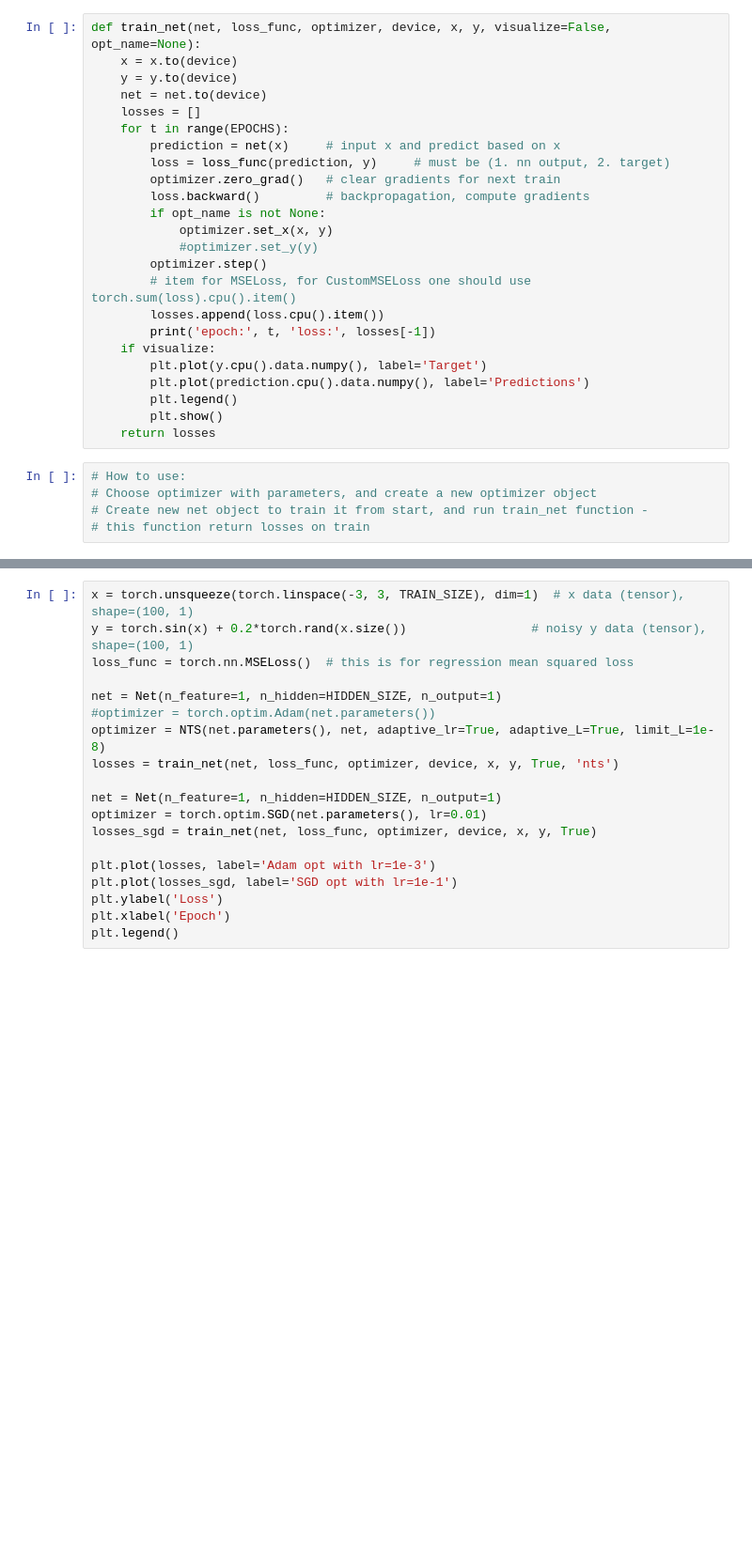
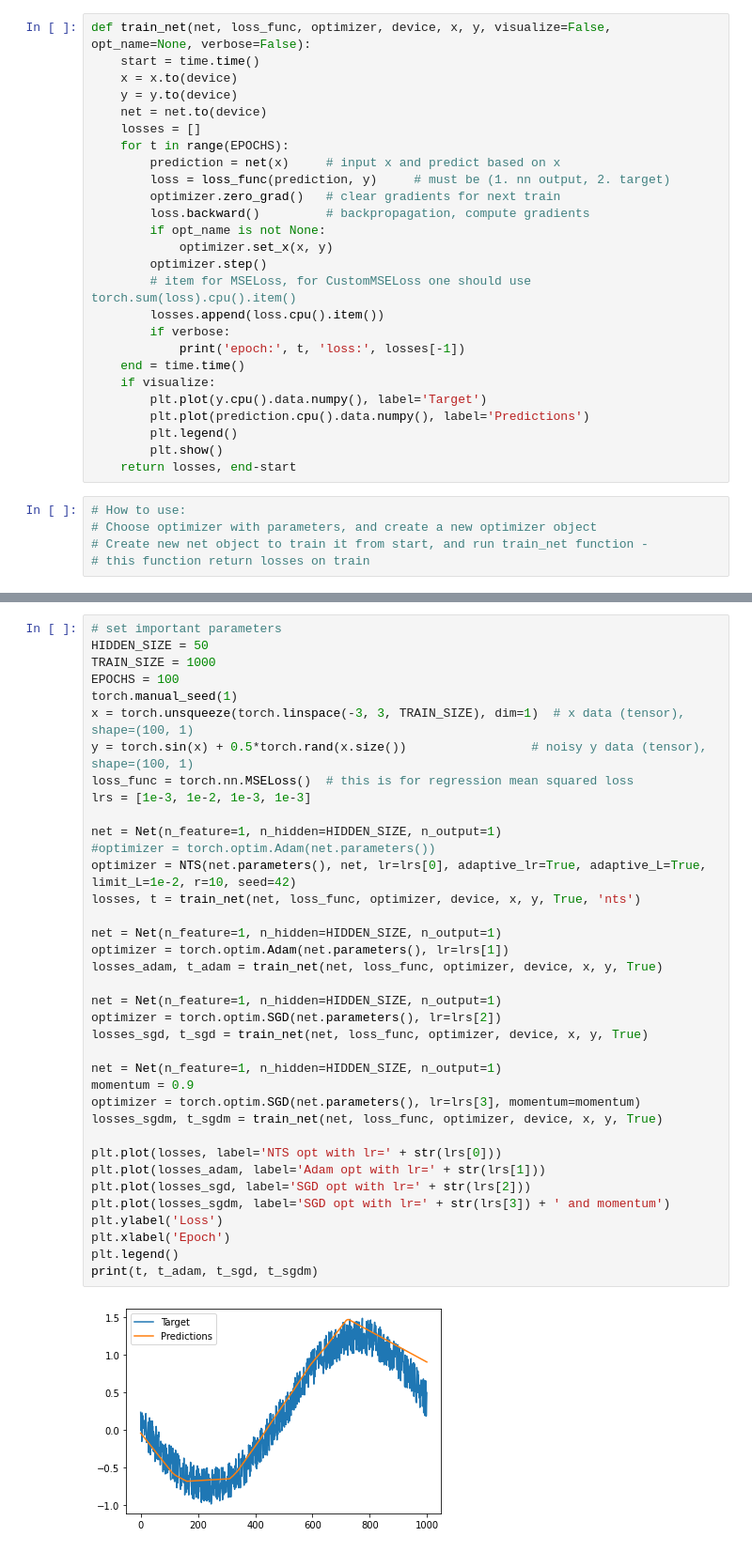
Before and after one commit to glkuzi/optim7, a Jupyter notebook: NN_3sq.ipynb, the cells around one changed output, grey strips where cells are left out. Shown at 94% size. Drawn from its saved outputs; the diff is of its cells as text; blank space fills up the shorter version.

```diff
--- a/NN_3sq.ipynb
+++ b/NN_3sq.ipynb
@@ -60,5 +61,6 @@ EPOCHS = 10
 # %%
-def train_net(net, loss_func, optimizer, device, x, y, visualize=False, opt_name=None):
+def train_net(net, loss_func, optimizer, device, x, y, visualize=False, opt_name=None, verbose=False):
+    start = time.time()
     x = x.to(device)
     y = y.to(device)
     net = net.to(device)
@@ -70,17 +72,18 @@ def train_net(net, loss_func, optimizer, device, x, y, visualize=False, opt_name
         loss.backward()         # backpropagation, compute gradients
         if opt_name is not None:
             optimizer.set_x(x, y)
-            #optimizer.set_y(y)
         optimizer.step()
         # item for MSELoss, for CustomMSELoss one should use torch.sum(loss).cpu().item()
         losses.append(loss.cpu().item())
-        print('epoch:', t, 'loss:', losses[-1])
+        if verbose:
+            print('epoch:', t, 'loss:', losses[-1])
+    end = time.time()
     if visualize:
         plt.plot(y.cpu().data.numpy(), label='Target')
         plt.plot(prediction.cpu().data.numpy(), label='Predictions')
         plt.legend()
         plt.show()
-    return losses
+    return losses, end-start
 # %%
 # How to use:
 # Choose optimizer with parameters, and create a new optimizer object
@@ -89,20 +94,39 @@ def train_net(net, loss_func, optimizer, device, x, y, visualize=False, opt_name
 # %%
+# set important parameters
+HIDDEN_SIZE = 50
+TRAIN_SIZE = 1000
+EPOCHS = 100
+torch.manual_seed(1)
 x = torch.unsqueeze(torch.linspace(-3, 3, TRAIN_SIZE), dim=1)  # x data (tensor), shape=(100, 1)
-y = torch.sin(x) + 0.2*torch.rand(x.size())                 # noisy y data (tensor), shape=(100, 1)
+y = torch.sin(x) + 0.5*torch.rand(x.size())                 # noisy y data (tensor), shape=(100, 1)
 loss_func = torch.nn.MSELoss()  # this is for regression mean squared loss
+lrs = [1e-3, 1e-2, 1e-3, 1e-3]
 
 net = Net(n_feature=1, n_hidden=HIDDEN_SIZE, n_output=1)
 #optimizer = torch.optim.Adam(net.parameters())
-optimizer = NTS(net.parameters(), net, adaptive_lr=True, adaptive_L=True, limit_L=1e-8)
-losses = train_net(net, loss_func, optimizer, device, x, y, True, 'nts')
+optimizer = NTS(net.parameters(), net, lr=lrs[0], adaptive_lr=True, adaptive_L=True, limit_L=1e-2, r=10, seed=42)
+losses, t = train_net(net, loss_func, optimizer, device, x, y, True, 'nts')
 
 net = Net(n_feature=1, n_hidden=HIDDEN_SIZE, n_output=1)
-optimizer = torch.optim.SGD(net.parameters(), lr=0.01)
-losses_sgd = train_net(net, loss_func, optimizer, device, x, y, True)
+optimizer = torch.optim.Adam(net.parameters(), lr=lrs[1])
+losses_adam, t_adam = train_net(net, loss_func, optimizer, device, x, y, True)
 
-plt.plot(losses, label='Adam opt with lr=1e-3')
-plt.plot(losses_sgd, label='SGD opt with lr=1e-1')
+net = Net(n_feature=1, n_hidden=HIDDEN_SIZE, n_output=1)
+optimizer = torch.optim.SGD(net.parameters(), lr=lrs[2])
+losses_sgd, t_sgd = train_net(net, loss_func, optimizer, device, x, y, True)
+
+net = Net(n_feature=1, n_hidden=HIDDEN_SIZE, n_output=1)
+momentum = 0.9
+optimizer = torch.optim.SGD(net.parameters(), lr=lrs[3], momentum=momentum)
+losses_sgdm, t_sgdm = train_net(net, loss_func, optimizer, device, x, y, True)
+
+plt.plot(losses, label='NTS opt with lr=' + str(lrs[0]))
+plt.plot(losses_adam, label='Adam opt with lr=' + str(lrs[1]))
+plt.plot(losses_sgd, label='SGD opt with lr=' + str(lrs[2]))
+plt.plot(losses_sgdm, label='SGD opt with lr=' + str(lrs[3]) + ' and momentum')
 plt.ylabel('Loss')
 plt.xlabel('Epoch')
 plt.legend()
+print(t, t_adam, t_sgd, t_sgdm)
 # %% [output]
+[figure, added]
```
Also changed, not shown: parts of 13 cells of this notebook.
